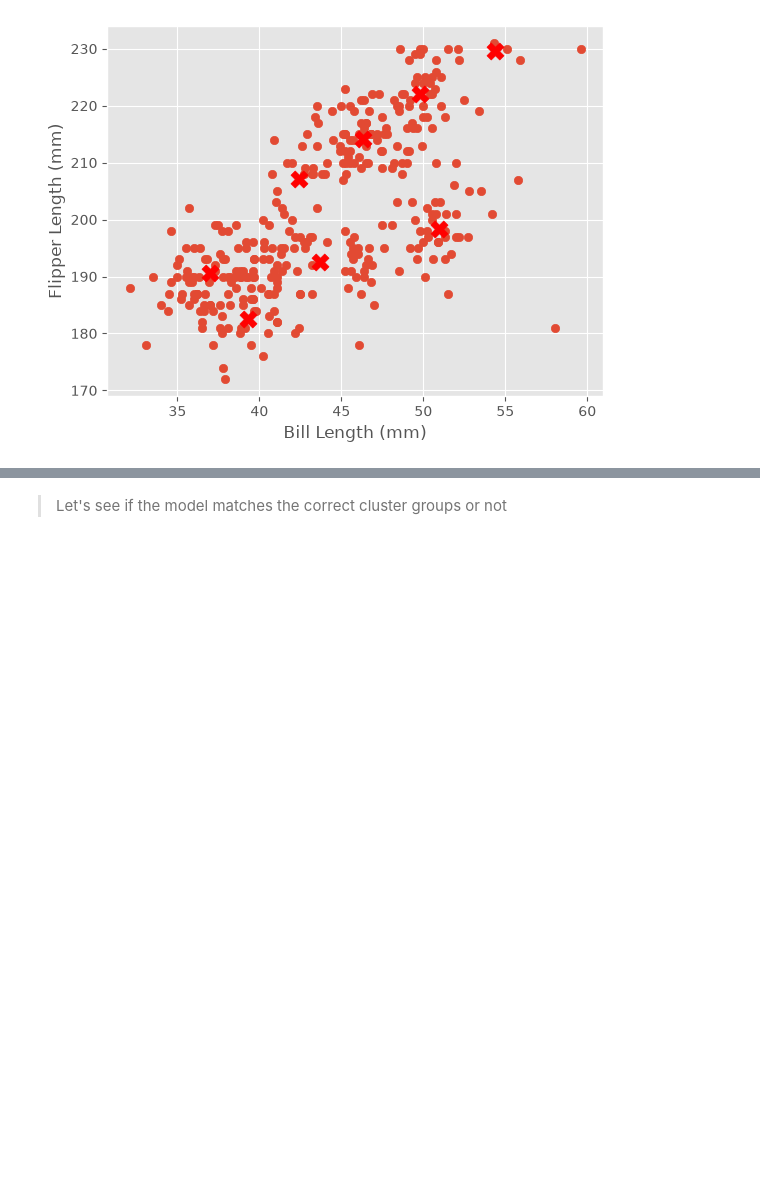
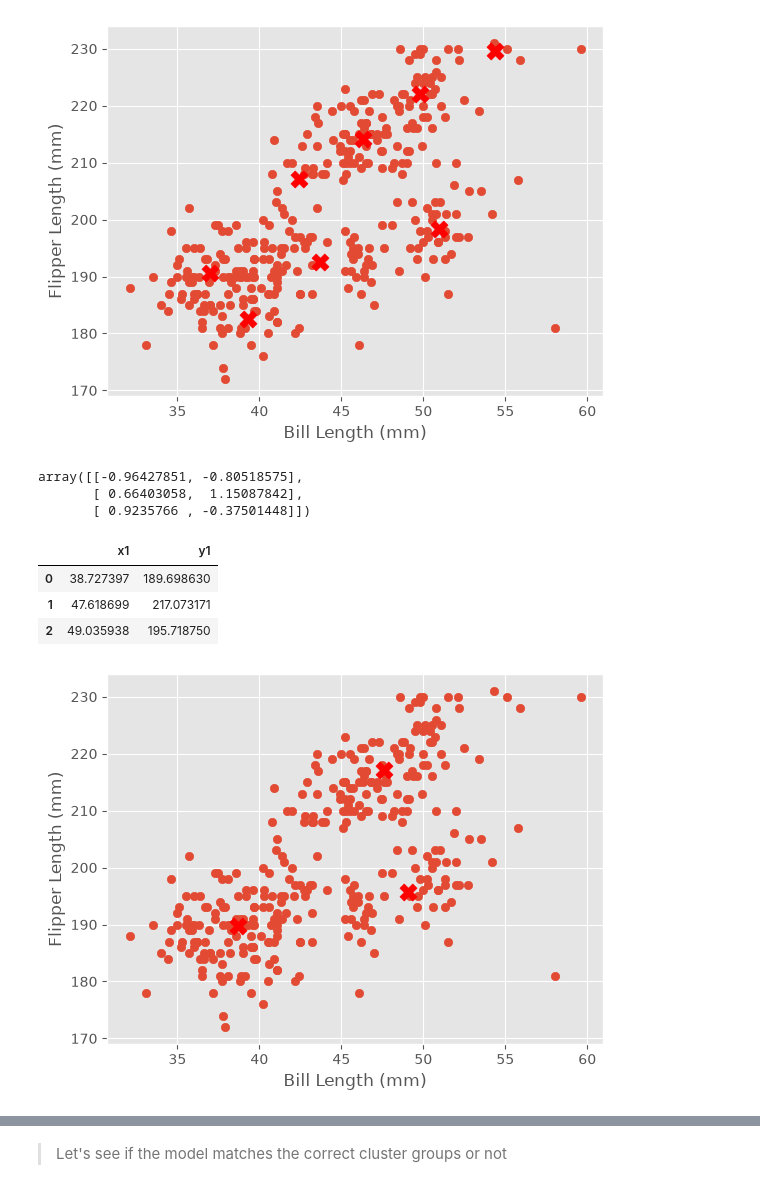
Before and after one commit to ntf0/labs_projects, a Jupyter notebook: labs/K-means/kmeans-penguin-lab-v2.ipynb, the cells around one changed output, grey strips where cells are left out. Drawn from its saved outputs; the diff is of its cells as text; code cells hidden in the pictures; blank space fills up the shorter version.

```diff
--- a/labs/K-means/kmeans-penguin-lab-v2.ipynb
+++ b/labs/K-means/kmeans-penguin-lab-v2.ipynb
@@ -177,20 +166,60 @@ plt.show()
 [figure]
 # %%
 # instantiate kmeans model with 3 cluster, random state 7
+model2 = KMeans(n_clusters=3, random_state=7)
 
 # fit the model
+model2.fit(X_scaled)
 
 # what are the models cluster centers?
+model2.cluster_centers_
+# %% [output]
+array([[-0.96427851, -0.80518575],
+       [ 0.66403058,  1.15087842],
+       [ 0.9235766 , -0.37501448]])
 # %%
 # get centroids of model2
 # inverse the scaling of cluster_centers_ and save it into a variable centers2
+model2.fit(X_scaled)
+model2.cluster_centers_
+centers = scaler.inverse_transform(model2.cluster_centers_)
 
 
 # create a dataframe called cluster2 contains the centers2,
 # define the column names as x1 and y1
+cluster2 = pd.DataFrame(
+    centers,
+    columns=['x1', 'y1']
+)
+
+cluster2
+# %% [output]
+|  | x1 | y1 |
+| 0 | 38.727397 | 189.698630 |
+| 1 | 47.618699 | 217.073171 |
+| 2 | 49.035938 | 195.718750 |
 # %%
 # create two scatter plots:
 # first:  from penguins main dataframe,plotting bill length against flipper length
 # second: from clusters dataframe that you have created in previous code cell
+plt.scatter(
+    penguins['bill_length_mm'],
+    penguins['flipper_length_mm']
+)
+
+# Plot the 8 cluster centers
+plt.scatter(
+    cluster2['x1'],
+    cluster2['y1'],
+    color='red',
+    marker='X',
+    s=150
+)
+
+plt.xlabel('Bill Length (mm)')
+plt.ylabel('Flipper Length (mm)')
+plt.show()
+# %% [output]
+[figure, added]
 # %%
 # create a column cluster_labels in penguins dataframe that has the predictions
```
Also changed, not shown: parts of 3 cells of this notebook.
